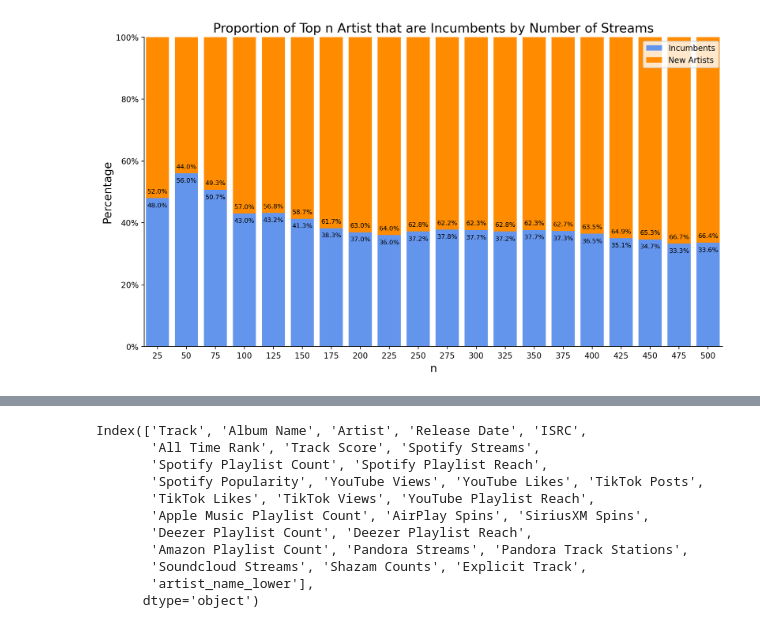
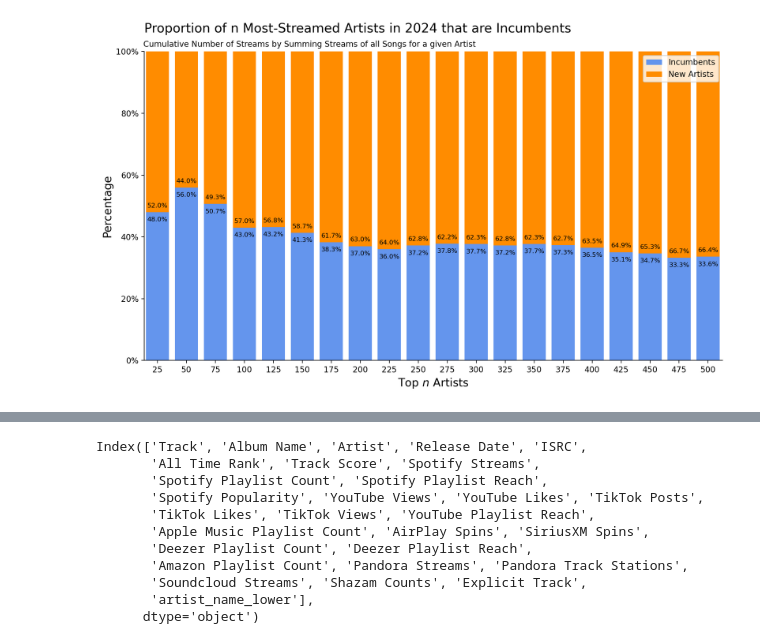
Before and after one commit to walkerhughes/spotify-eda, a Jupyter notebook: top_artists.ipynb, the cells around one changed output, grey strips where cells are left out. Saved outputs shown, nothing was run; the diff lists cells and outputs as text; code cells hidden in the pictures.

Commit message:
updates to charting

```diff
--- a/top_artists.ipynb
+++ b/top_artists.ipynb
@@ -39,30 +49,32 @@ pct_incumbents, pct_new_artists = zip(*to_plot.values())
 # %%
 fig, ax = plt.subplots(figsize = (13, 7), dpi = 100)
 
 w = 0.8
 bar_positions = np.arange(len(labels))
 
 ax.bar(bar_positions, pct_incumbents, w, label='Incumbents', color = plot_settings.colors["blue"])
 ax.bar(bar_positions, pct_new_artists, w, bottom=pct_incumbents, label='New Artists', color = plot_settings.colors["orange"])
 
 for i, n in enumerate(to_plot.keys()):
     ax.annotate(f"{100*to_plot[n][0]:.1f}%", xy = (i, to_plot[n][0]-0.03), ha = "center", fontsize = 8)
     ax.annotate(f"{100*to_plot[n][1]:.1f}%", xy = (i, to_plot[n][0]+0.015), ha = "center", fontsize = 8)
 
-ax.set_xlabel('n')
+ax.set_xlabel(r'Top $n$ Artists')
 ax.set_ylabel('Percentage')
-ax.set_title('Proportion of Top n Artist that are Incumbents by Number of Streams')
+ax.set_title("Proportion of n Most-Streamed Artists in 2024 that are Incumbents\n", loc="left")
+ax.text(x = -0.49, y = 1.015, s = "Cumulative Number of Streams by Summing Streams of all Songs for a given Artist")
 ax.set_xticks(bar_positions)
 ax.set_xticklabels(labels)
 ax.set_yticks([0, .2, .4, .6, .8, 1])
 ax.set_yticklabels(["0%", "20%", "40%", "60%", "80%", "100%"])
 
 ax.spines["right"].set_visible(False)
 ax.spines["top"].set_visible(False)
 ax.set_ylim(0, 1)
 ax.set_xlim(0-w/1.75, 500/25 - 0.5)
 ax.legend()
 
+plt.savefig("top_artists.jpg")
 plt.show()
 # %% [output]
-[figure, old version]
+[figure, new version]
```
Also changed, not shown: parts of 9 cells of this notebook.
